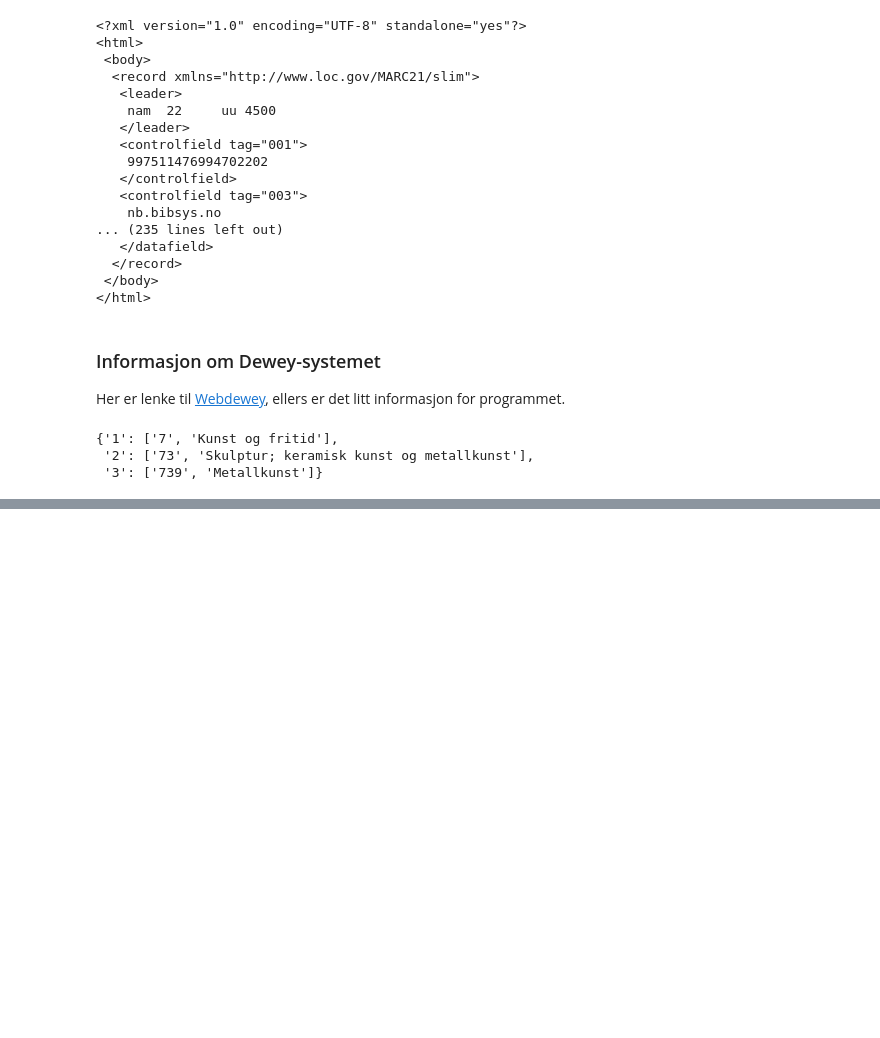
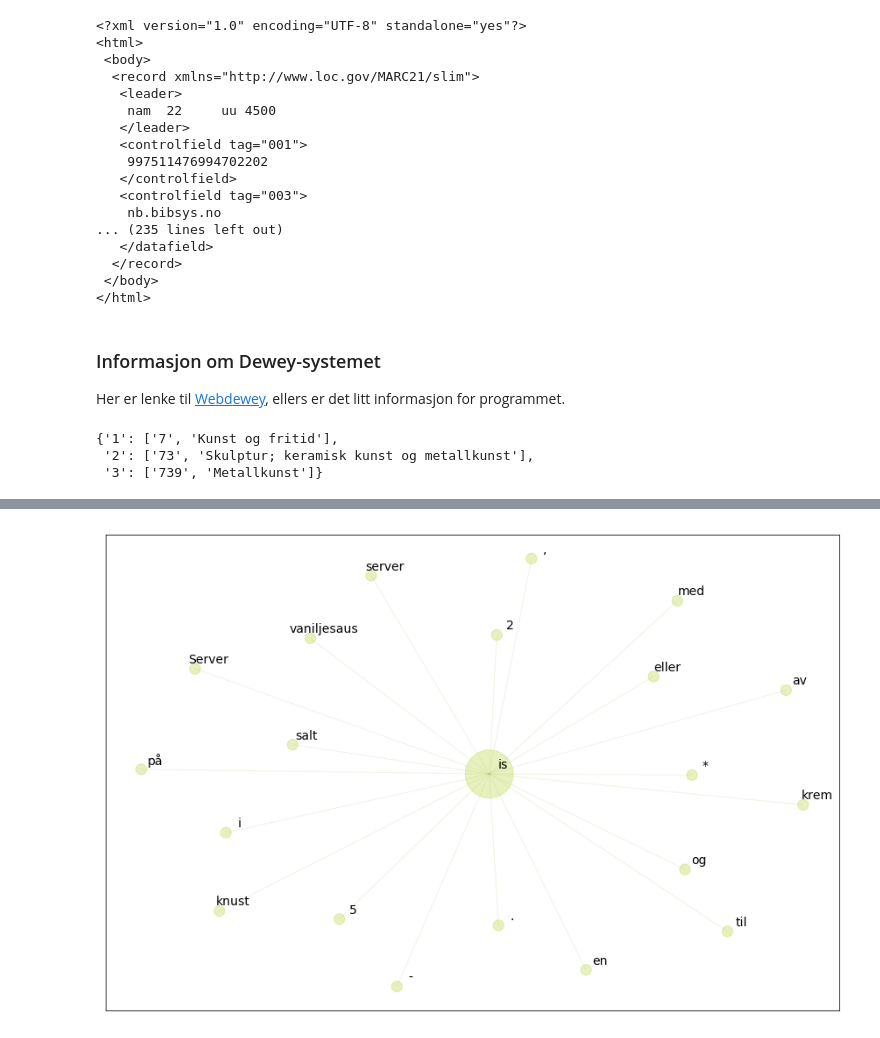
Before and after one commit to Yoonsen/Oslomet, a Jupyter notebook: Oslomet_metadata_kunnskapsorganisering-arkiv.ipynb, the cells around one changed output, grey strips where cells are left out. Cells and saved outputs as stored; diff of their text form; code cells hidden in the pictures; blank space fills up the shorter version.

```diff
--- a/Oslomet_metadata_kunnskapsorganisering-arkiv.ipynb
+++ b/Oslomet_metadata_kunnskapsorganisering-arkiv.ipynb
@@ -114,0 +288,2 @@ nb.dewey(739)
+# %%
+mat = nb.get_urn({'ddk':"641%", 'limit':40})
@@ -114,0 +310,9 @@ nb.dewey(739)
+# %%
+I = nb.urn_coll('is', urns=mat, before=4, after=4)
+# %%
+Ig = nx.Graph()
+Ig.add_edges_from([('is', w) for w in I[:20].index])
+# %%
+show_graph(Ig, fontsize=14, spread=0.03)
+# %% [output]
+[figure, added]
```
Also changed, not shown: parts of 46 cells of this notebook, 2 other files.
